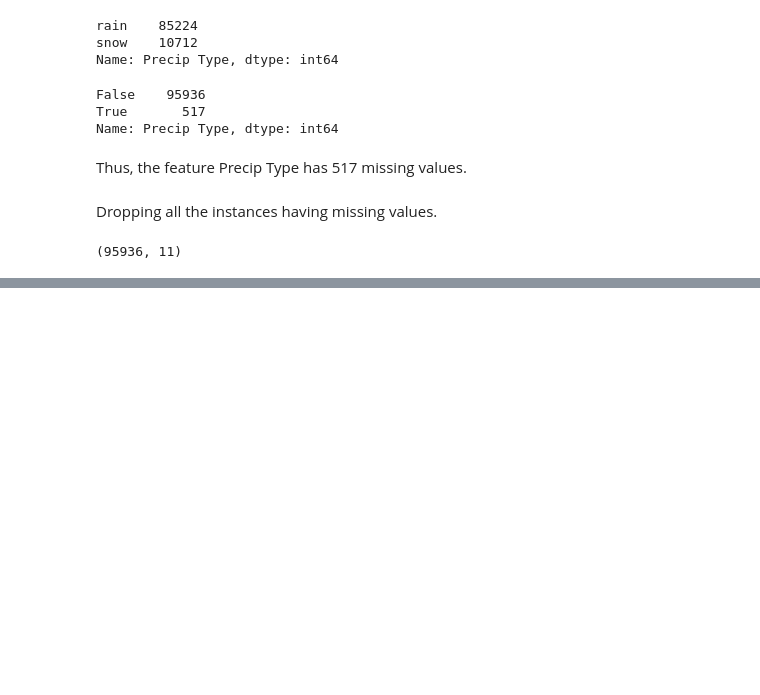
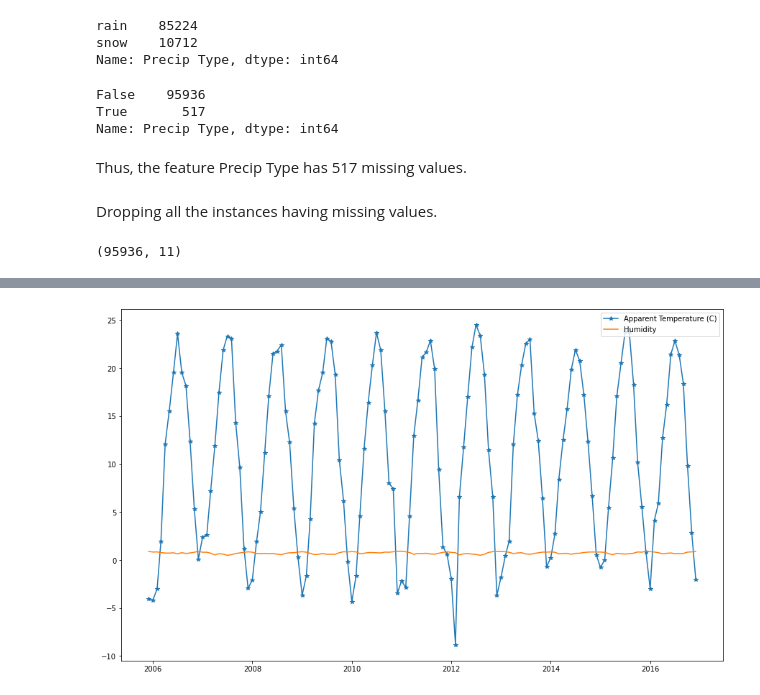
Before and after one commit to rishi-29-02/Performing-Analysis-of-Meteorological-Data, a Jupyter notebook: Weather_data.ipynb, the cells around one changed output, grey strips where cells are left out. Drawn from its saved outputs; the diff is of its cells as text; code cells hidden in the pictures; blank space fills up the shorter version.

```diff
--- a/Weather_data.ipynb
+++ b/Weather_data.ipynb
@@ -59,3 +60,7 @@ data.describe(include='all')
 | max | NaN | NaN | NaN | 39.905556 | 39.344444 | 1.000000 | ... |
 # %% [markdown]
 From the describe we infer that the feature PrecipType has missing values.
+# %%
+# Changing the dtype of the Formatted Date to datetime
+data['Formatted Date'] = pd.to_datetime(data['Formatted Date'], utc=True)
+data['Formatted Date'].dtype
@@ -118,0 +119,3 @@ Name: Summary, dtype: int64
+# %%
+data.set_index(data['Formatted Date'], inplace=True)
+data.head(5)
@@ -118,0 +136,3 @@ Name: Summary, dtype: int64
+# %%
+new_data = data[['Apparent Temperature (C)', 'Humidity']]
+new_data.head(5)
@@ -118,0 +149,3 @@ Name: Summary, dtype: int64
+# %%
+new_data = new_data.resample('MS').mean() # MS = Month Starting
+new_data.head(10)
@@ -118,0 +165,8 @@ Name: Summary, dtype: int64
+# %%
+plt.figure(figsize=(15, 9))
+plt.plot(new_data['Apparent Temperature (C)'], label='Apparent Temperature (C)', marker='*')
+plt.plot(new_data['Humidity'], label='Humidity')
+plt.legend(loc='upper right')
+plt.show()
+# %% [output]
+[figure, added]
```
Also changed, not shown: parts of 19 cells of this notebook.
